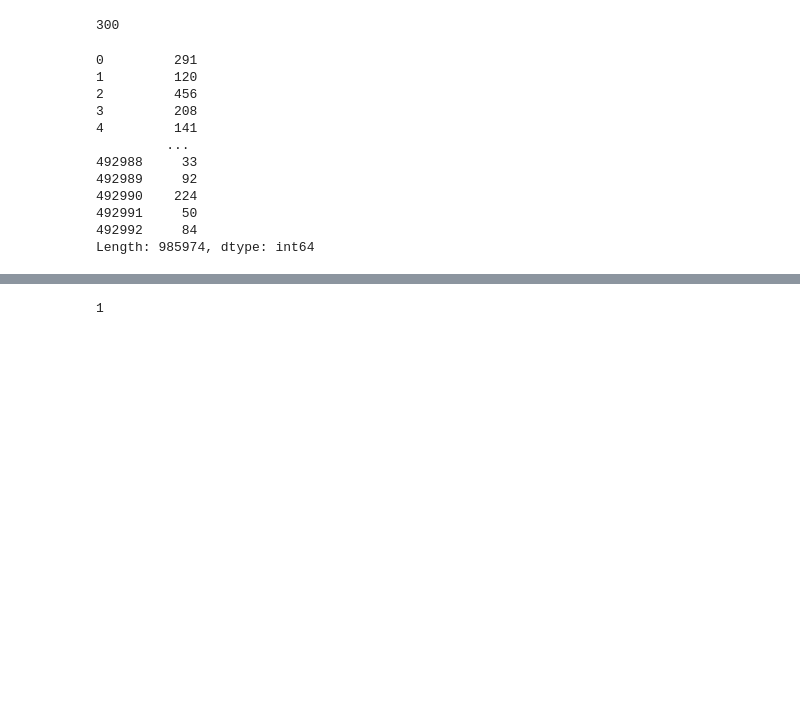
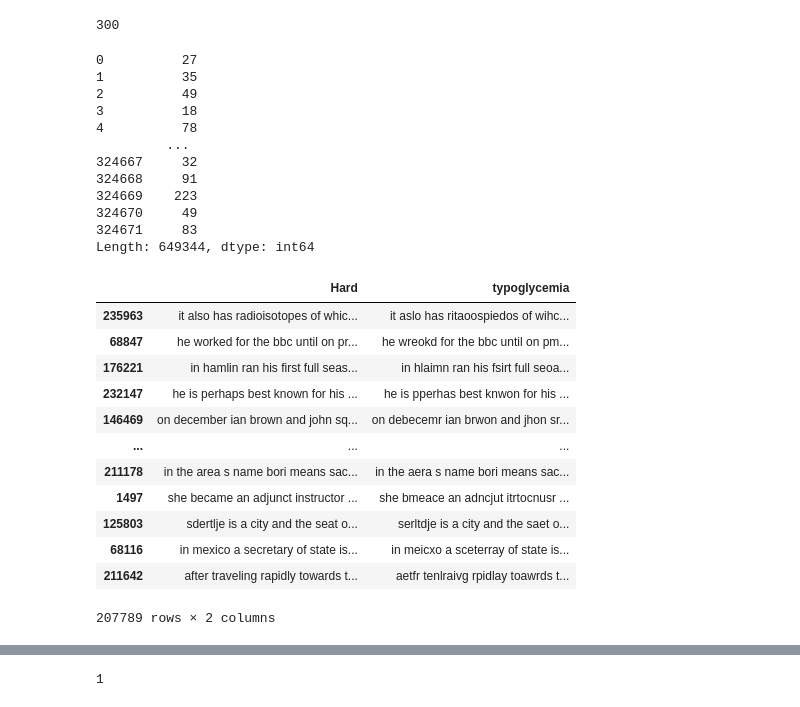
Before and after one commit to malt1114/ANLP-Project, a Jupyter notebook: notebooks/Experiments.ipynb, the cells around one changed output, grey strips where cells are left out. Saved outputs shown, nothing was run; the diff lists cells and outputs as text; code cells hidden in the pictures; blank space fills up the shorter version.

```diff
--- a/notebooks/Experiments.ipynb
+++ b/notebooks/Experiments.ipynb
@@ -106,25 +130,41 @@ max_length
 # %% [output]
 300
 # %%
-all_sentences = pd.concat([df[complexity_level], df[complexity_level + "_Typo"]])
+all_sentences = pd.concat([df_hard[complexity_level], df_hard['typoglycemia']])
 lengths = all_sentences.str.len()
 lengths
 # %% [output]
-0         291
-1         120
-2         456
-3         208
-4         141
+0          27
+1          35
+2          49
+3          18
+4          78
          ...
-492988     33
-492989     92
-492990    224
-492991     50
-492992     84
-Length: 985974, dtype: int64
+324667     32
+324668     91
+324669    223
+324670     49
+324671     83
+Length: 649344, dtype: int64
 # %%
 batch_size = 2**8
 # batch_size = 2
+# %%
+train
+# %% [output]
+|  | Hard | typoglycemia |
+| 235963 | it also has radioisotopes of whic... | it aslo has ritaoospiedos of wihc... |
+| 68847 | he worked for the bbc until on pr... | he wreokd for the bbc until on pm... |
+| 176221 | in hamlin ran his first full seas... | in hlaimn ran his fsirt full seoa... |
+| 232147 | he is perhaps best known for his ... | he is pperhas best knwon for his ... |
+| 146469 | on december ian brown and john sq... | on debecemr ian brwon and jhon sr... |
+| ... | ... | ... |
+| 211178 | in the area s name bori means sac... | in the aera s name bori means sac... |
+| 1497 | she became an adjunct instructor ... | she bmeace an adncjut itrtocnusr ... |
+| 125803 | sdertlje is a city and the seat o... | serltdje is a city and the saet o... |
+| 68116 | in mexico a secretary of state is... | in meicxo a sceterray of state is... |
+| 211642 | after traveling rapidly towards t... | aetfr tenlraivg rpidlay toawrds t... |
+207789 rows × 2 columns
 # %%
 train_loader = create_data_loader(train, complexity=complexity_level, max_length=max_length, batch_size=batch_size) # TODO
 validation_loader = create_data_loader(validation, complexity=complexity_level, max_length=max_length, batch_size=batch_size) # TODO
```
Also changed, not shown: parts of 11 cells of this notebook, 9 other files.
